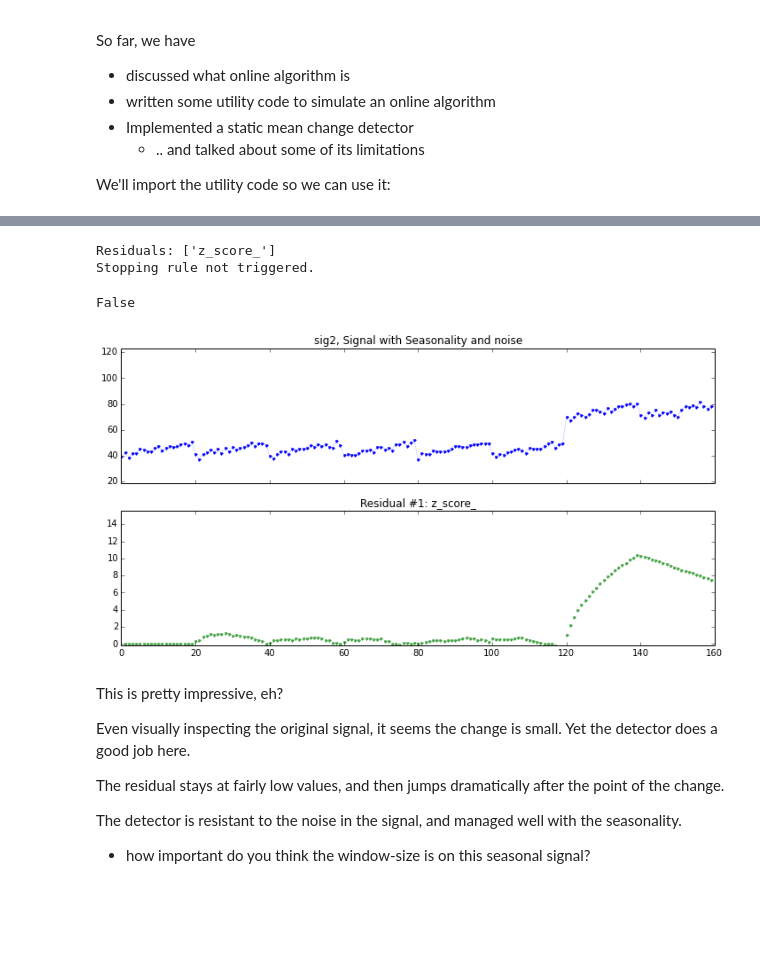
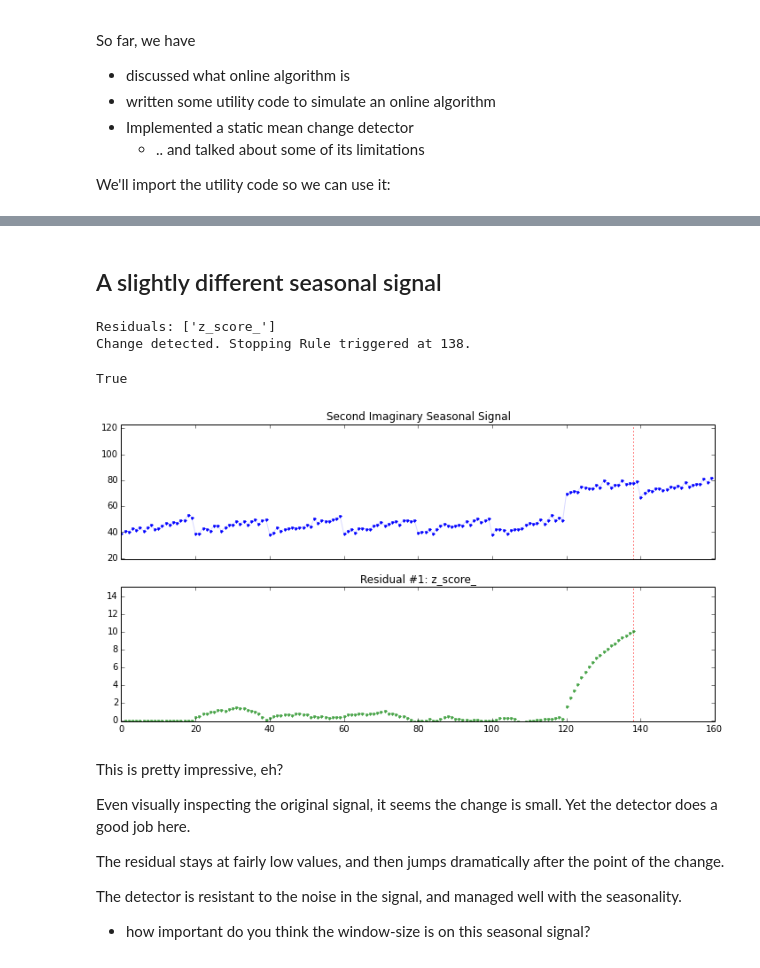
Before and after one commit to amanahuja/change-detection-tutorial, a Jupyter notebook: ipynb/section_03_Windows.ipynb, the cells around one changed output, grey strips where cells are left out. Saved outputs shown, nothing was run; the diff lists cells and outputs as text; code cells hidden in the pictures; blank space fills up the shorter version.

```diff
--- a/ipynb/section_03_Windows.ipynb
+++ b/ipynb/section_03_Windows.ipynb
@@ -113,7 +121,7 @@ from change_detector import ChangeDetector
 # %%
 from collections import deque
 
-class ZScore_Detector(ChangeDetector):
+class ZScoreDetector(ChangeDetector):
     """
     A change detection algorithm based on z-scores
     ---
@@ -121,7 +129,8 @@ class ZScore_Detector(ChangeDetector):
     of the full stream.
 
     2. At the same time, we will collect a window of recent
-    observations and compute local statistics on this sample.
+    observations. We are storing all the recent observations for this
+    window, and compute local statistics traditionally.
 
     3. Then, we compute a Z-score to compare the sample (window)
     distribution to the population (global) distribution.
@@ -130,22 +139,21 @@ class ZScore_Detector(ChangeDetector):
     """
 
     def __init__(self, window_size = 100, threshold=0.05):
-        super( ZScore_Detector, self ).__init__()
-        self.rules_triggered = False
+        super( ZScoreDetector, self ).__init__()
 
-        # hyper-parameter(s)
+        # hyper-parameters
         self.threshold = threshold
         self.window_size = window_size
 
         # Interim and calculated values
         self.k = 0  # total signal_size
         self.g_mean = 0.0  # global mean
-        self.s = 0.0  # Welford's method. variance = s / (k + 1)
+        self.s = 0.0  # for Welford's method. variance = s / (k + 1)
 
         # This is the window
         self.window = deque(maxlen = window_size)
 
-        # ... and, finally, our residual
+        # ... and, finally, our residuals
         self.z_score_ = np.nan
         self.z_array = []
 
@@ -182,21 +190,17 @@ class ZScore_Detector(ChangeDetector):
 
         # Z-score (residual)
         self.z_score_ = (w_mean - g_mean) / SE
-
-        # NOT NEEDED
-        #self.window_mean = w_mean
-        #self.global_var = self.s / (self.k+1)
         self.z_array.append(self.z_score_)
 
-        # NEEDED
+        # Store attributes
         self.g_mean = g_mean
         self.s = s
 
-        # Update k (size of global window) at the end!
+        # Update k (size of global window).
+        #   This must be done at the end!
         self.k += 1
 
     def check_stopping_rules(self, new_signal_value):
         # Check stopping rule!
         if np.abs(self.z_score_) > self.threshold:
-            #import pdb; pdb.set_trace();
             self.rules_triggered = True
@@ -229,30 +261,29 @@ TODO: insert a Quote? This one isn't quite right.
+# %% [markdown]
+## A slightly different seasonal signal
 # %%
-# How does the Zscore detector work on that second signal?
 jump_size = 30
 
-sig2 = np.linspace(40, 40+(jump_size/3), num=20)
+sig2 = np.linspace(40, 50, num=20)
 sig2 = np.concatenate([sig2 for x in xrange(8)])
 
 # TODO need a change to detect
 sig2[120:] = sig2[120:] + jump_size
 
 noise = np.random.normal(
     size=sig2.shape,
     scale=jump_size * 0.05
     )
 
 sig2 = sig2 + noise
 
-# On Signal 2
-ZScore_Detector(window_size = 20, threshold=50.0).run(
-     sig2,
-     signal_name='sig2, Signal with Seasonality and noise'
-     )
+
+detector = ZScoreDetector(window_size = 20, threshold=10.0)
+OnlineSimulator(detector, sig2).run(signal_name = "Second Imaginary Seasonal Signal")
 # %% [output]
 Residuals: ['z_score_']
-Stopping rule not triggered.
+Change detected. Stopping Rule triggered at 138.
-False
+True
-[figure, old version]
+[figure, new version]
 # %% [markdown]
 This is pretty impressive, eh?
 
```
Also changed, not shown: parts of 30 cells of this notebook, 5 other files.
